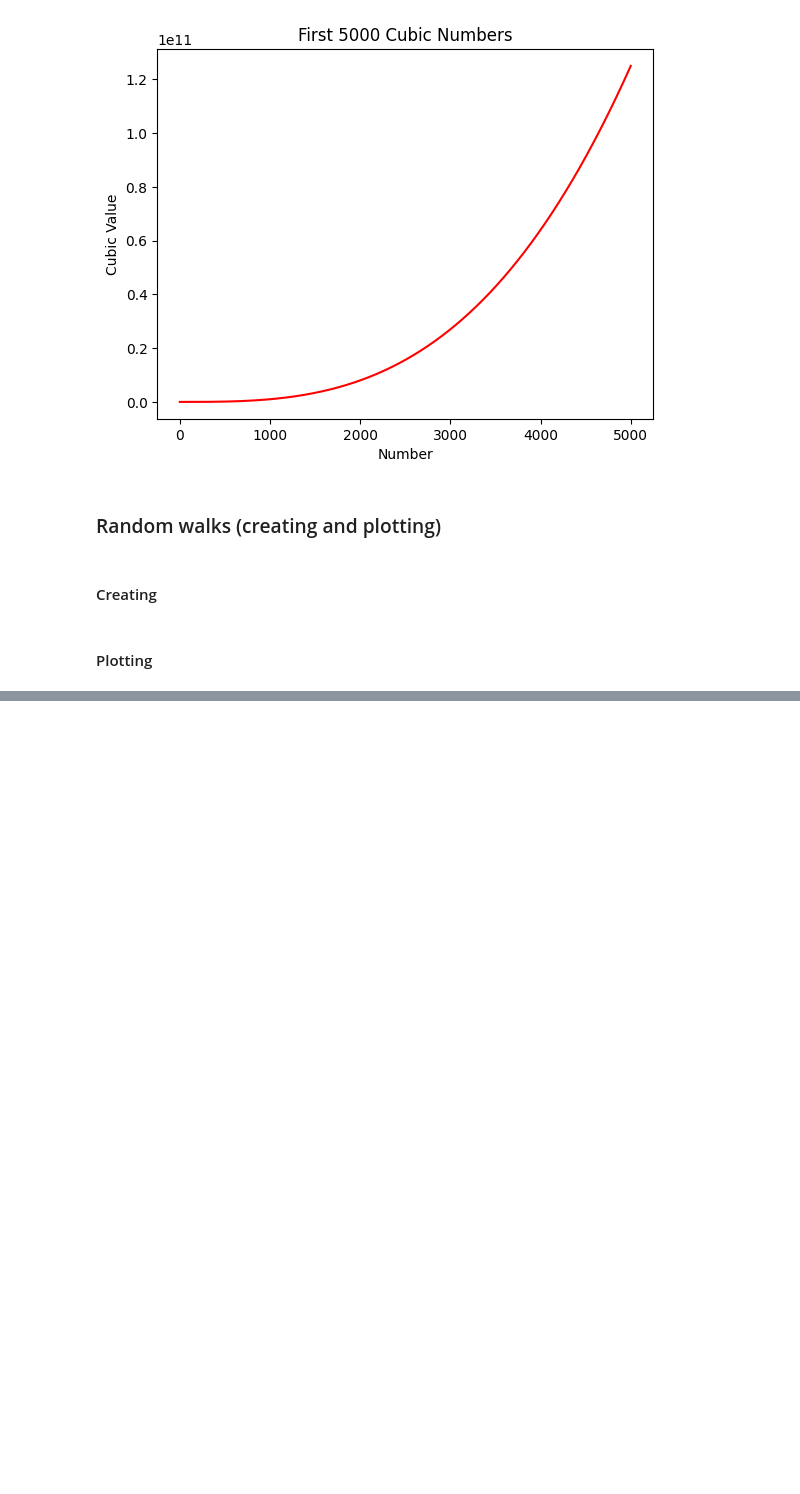
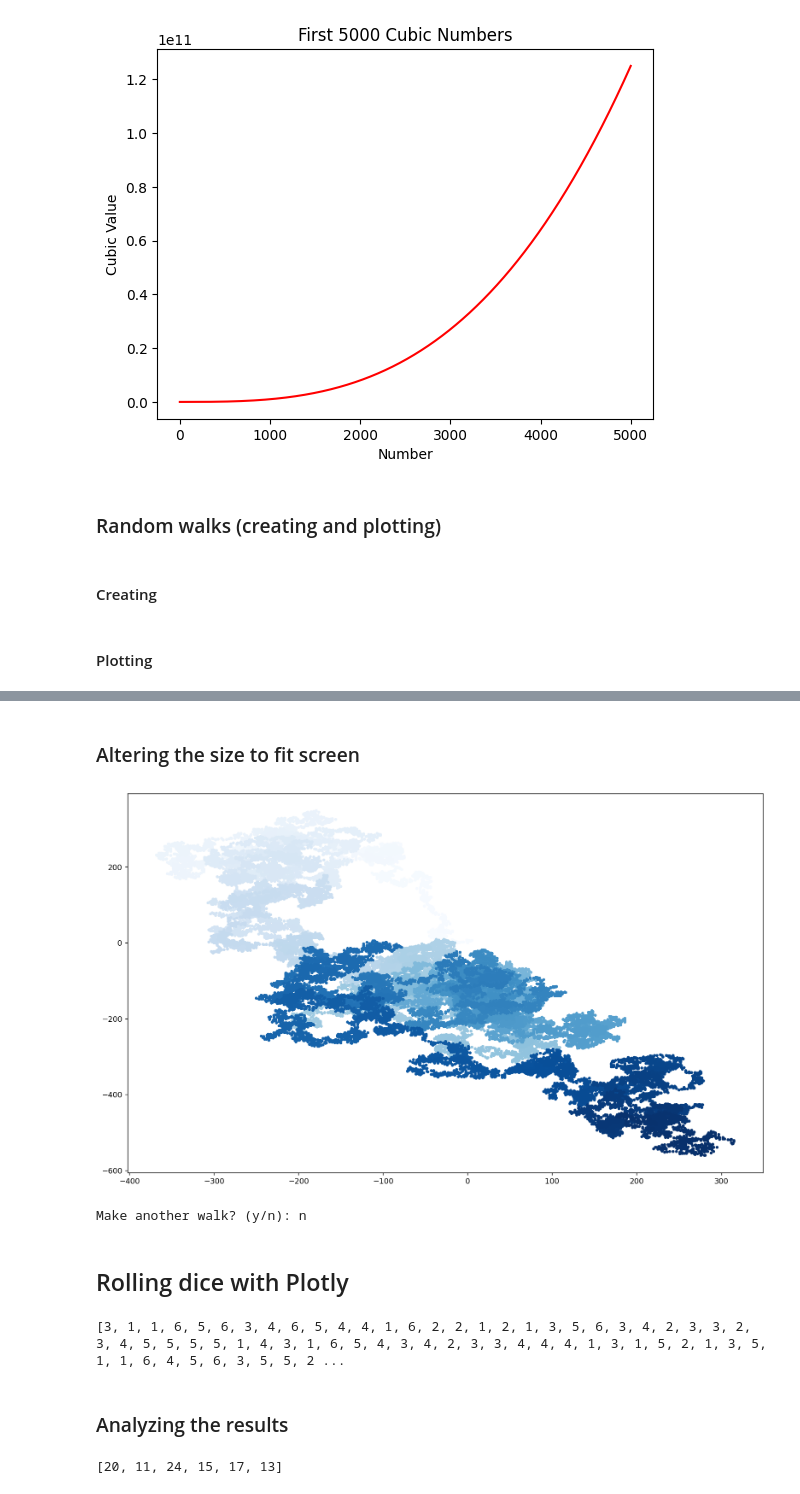
Before and after one commit to Kkhurana007/machine_learning_projects, a Jupyter notebook: Python_crash_course#9.ipynb, the cells around one changed output, grey strips where cells are left out. Cells and saved outputs as stored; diff of their text form; code cells hidden in the pictures; blank space fills up the shorter version.

```diff
--- a/Python_crash_course#9.ipynb
+++ b/Python_crash_course#9.ipynb
@@ -281,0 +356,28 @@ NameError: name 'y_direction' is not defined
+# %% [markdown]
+### Altering the size to fit screen
+# %%
+while True:
+    rw = RandomWalk(50_000)
+    rw.fill_walk()
+
+    plt.style.use('fast')
+    fig, ax = plt.subplots(figsize=(15,9), dpi=128)    #here size and if pixels are know too!
+
+    point_numbers = range(rw.num_points)   # added here to style
+
+    ax.scatter(rw.x_values, rw.y_values, c= point_numbers, cmap= plt.cm.Blues, edgecolors= 'none', s=15)
+    plt.show()
+
+     # Remove the axes..
+    ax.get_xaxis().set_visible(False)
+    ax.get_yaxis().set_visible(False)
+
+
+    keep_running = input("Make another walk? (y/n): ")
+    if keep_running == 'n':
+        break
+# %% [output]
+[figure, added]
+Make another walk? (y/n): n
+# %% [markdown]
+## Rolling dice with Plotly
@@ -281,0 +395,24 @@ NameError: name 'y_direction' is not defined
+# %%
+die = Die()
+
+# make some rolls and store results in the list
+results = []
+for roll_num in range(100):
+    result = die.roll()
+    results.append(result)
+
+
+print(results)
+# %% [output]
+[3, 1, 1, 6, 5, 6, 3, 4, 6, 5, 4, 4, 1, 6, 2, 2, 1, 2, 1, 3, 5, 6, 3, 4, 2, 3, 3, 2, 3, 4, 5, 5, 5, 5, 1, 4, 3, 1, 6, 5, 4, 3, 4, 2, 3, 3, 4, 4, 4, 1, 3, 1, 5, 2, 1, 3, 5, 1, 1, 6, 4, 5, 6, 3, 5, 5, 2 ...
+# %% [markdown]
+### Analyzing the results
+# %%
+frequencies = []
+for value in range(1, die.num_sides+1):
+    frequency = results.count(value)
+    frequencies.append(frequency)
+
+print(frequencies)
+# %% [output]
+[20, 11, 24, 15, 17, 13]
```
Also changed, not shown: parts of 20 cells of this notebook.
